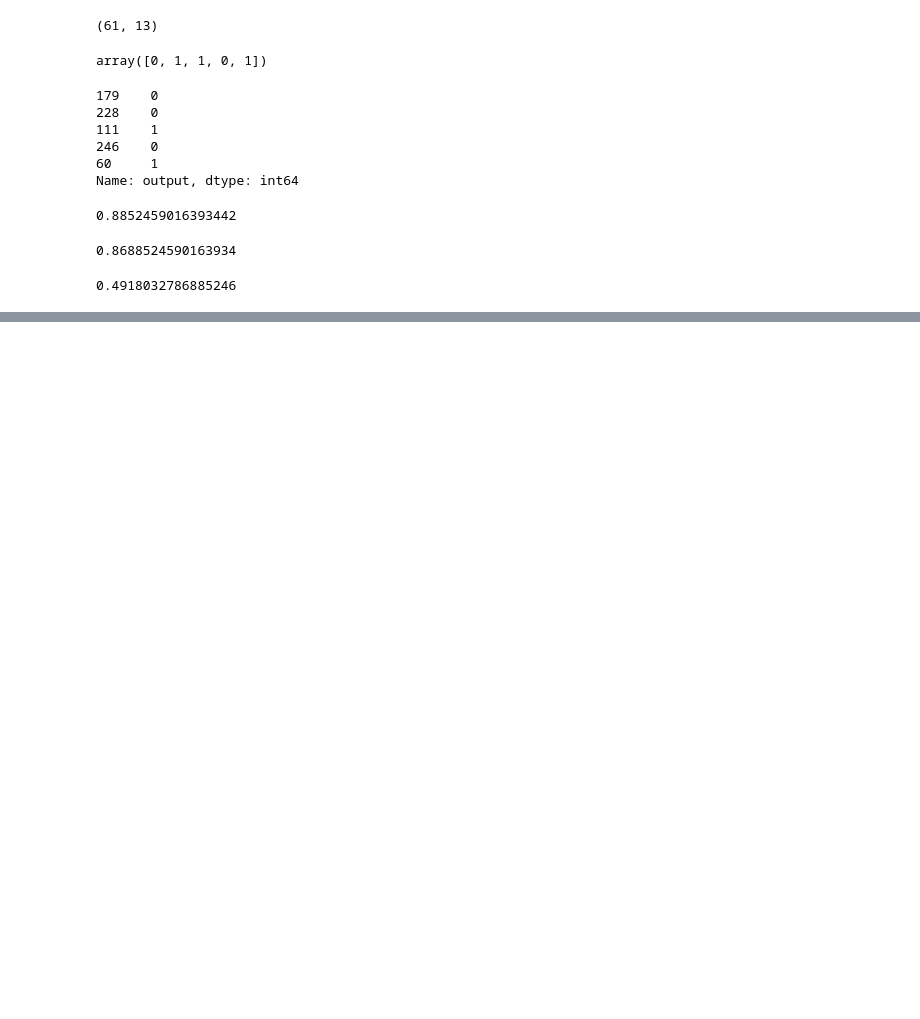
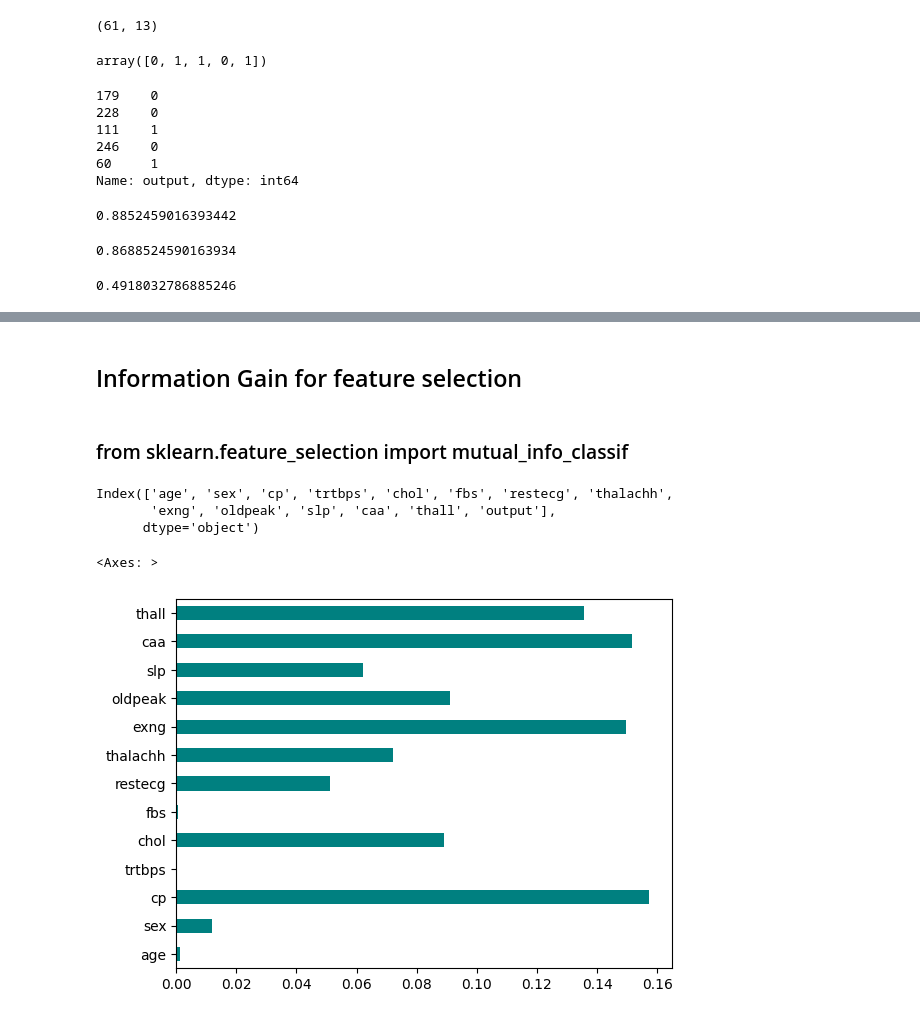
Before and after one commit to ChamsToure/heart_attack_prediciton, a Jupyter notebook: heart.ipynb, the cells around one changed output, grey strips where cells are left out. Drawn from its saved outputs; the diff is of its cells as text; code cells hidden in the pictures; blank space fills up the shorter version.

```diff
--- a/heart.ipynb
+++ b/heart.ipynb
@@ -325,2 +334,21 @@ NameError: name 'clf4' is not defined
 # %%
 clf4 = LogisticRegression(random_state=0, max_iter=1000)
+# %% [markdown]
+## Information Gain for feature selection
+# %% [markdown]
+### from sklearn.feature_selection import mutual_info_classif
+# %%
+importances = mutual_info_classif(X,y)
+# %%
+heart_data.columns
+# %% [output]
+Index(['age', 'sex', 'cp', 'trtbps', 'chol', 'fbs', 'restecg', 'thalachh',
+       'exng', 'oldpeak', 'slp', 'caa', 'thall', 'output'],
+      dtype='object')
+# %%
+feat_importances = pd.Series(importances, heart_data.columns[0:len(heart_data.columns)-1])
+# %%
+feat_importances.plot(kind="barh", color = "teal")
+# %% [output]
+<Axes: >
+[figure, added]
```
Also changed, not shown: parts of 7 cells of this notebook.
